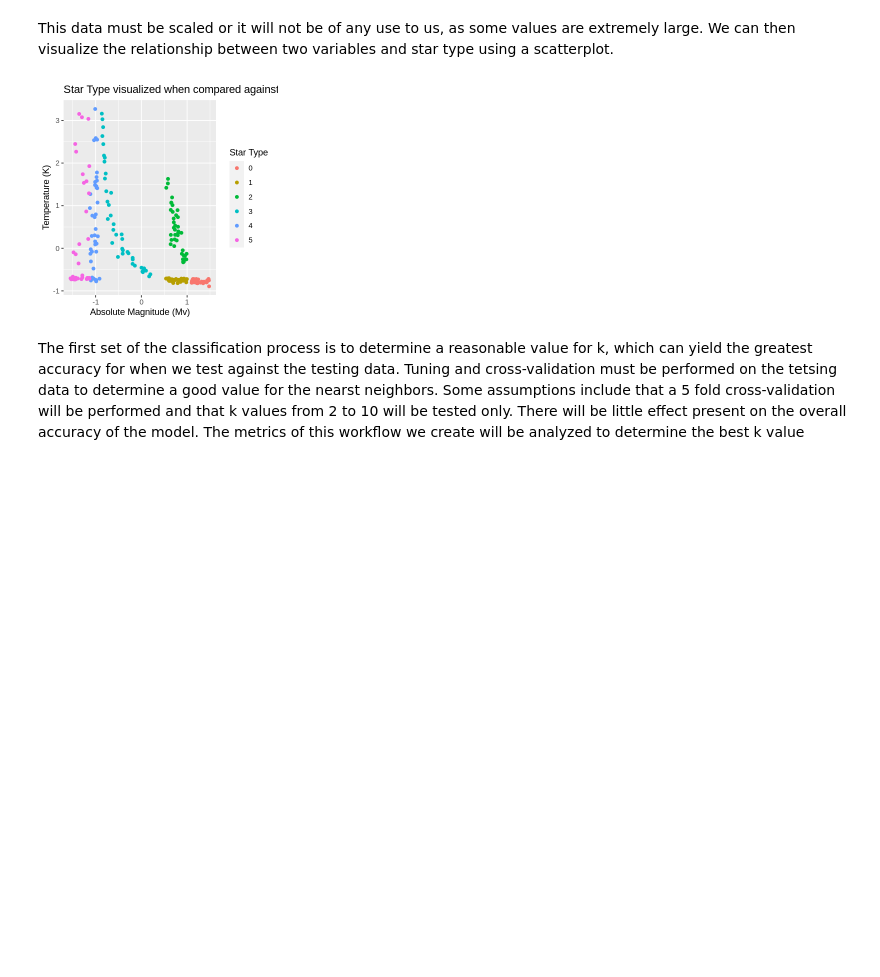
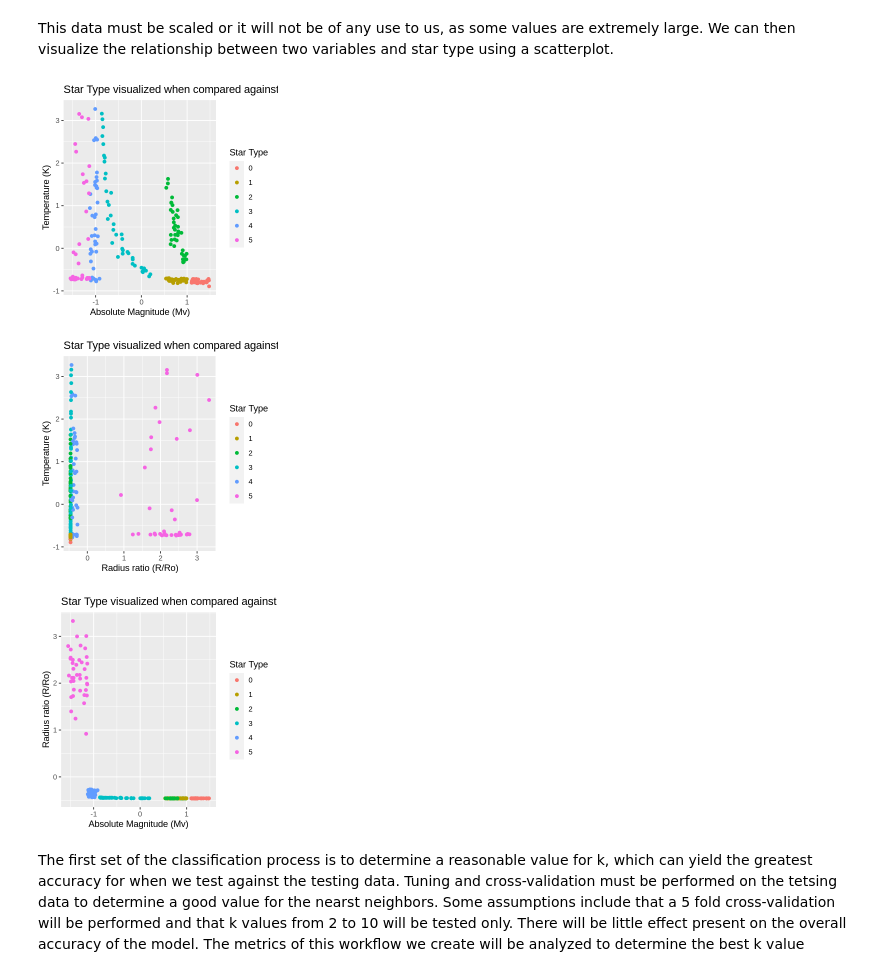
Before and after one commit to zackpeachell/DSCI_100_008_05_project, a Jupyter notebook: GROUP_PROJECT.ipynb, the cells around one changed output. Cells and saved outputs as stored; diff of their text form; code cells hidden in the pictures; blank space fills up the shorter version.

```diff
--- a/GROUP_PROJECT.ipynb
+++ b/GROUP_PROJECT.ipynb
@@ -135,24 +136,44 @@ This data must be scaled or it will not be of any use to us, as some values are
 # %%
 set.seed(9999)
 
 star_recipe <- recipe(Star_type ~ Temperature_K + Radius_ratio + Absolute_magnitude_Mv, data = train_star)|>
                     step_scale(all_predictors())|>
                     step_center(all_predictors())|>
                     prep()
 star_scale <- bake(star_recipe, name_star)
 
-options(repr.width.plot = 8, repr.height.plot = 8)
-star_recipe_plot <- star_scale|>
+options(repr.width.plot = 5, repr.height.plot = 5)
+star_recipe_plot_1 <- star_scale|>
                     ggplot(aes(x = Absolute_magnitude_Mv, y = Temperature_K))+
                     geom_point(aes(colour = Star_type))+
                     xlab("Absolute Magnitude (Mv)")+
                     ylab("Temperature (K)")+
                     labs(colour = "Star Type")+
                     ggtitle("Star Type visualized when compared against Temperature and Absolute magnitude")+
                     scale_fill_brewer(palette = "Set2")
-star_recipe_plot
+star_recipe_plot_2 <- star_scale|>
+                    ggplot(aes(x = Radius_ratio, y = Temperature_K))+
+                    geom_point(aes(colour = Star_type))+
+                    xlab("Radius ratio (R/Ro)")+
+                    ylab("Temperature (K)")+
+                    labs(colour = "Star Type")+
+                    ggtitle("Star Type visualized when compared against Temperature and the Radius ratio")+
+                    scale_fill_brewer(palette = "Set2")
+star_recipe_plot_3 <- star_scale|>
+                    ggplot(aes(x = Absolute_magnitude_Mv, y = Radius_ratio))+
+                    geom_point(aes(colour = Star_type))+
+                    xlab("Absolute Magnitude (Mv)")+
+                    ylab("Radius ratio (R/Ro)")+
+                    labs(colour = "Star Type")+
+                    ggtitle("Star Type visualized when compared against Radius ratio and Absolute magnitude")+
+                    scale_fill_brewer(palette = "Set2")
+star_recipe_plot_1
+star_recipe_plot_2
+star_recipe_plot_3
 # %% [output]
 [figure]
+[figure, added]
+[figure, added]
 # %% [markdown]
 The first set of the classification process is to determine a reasonable value for k, which can yield the greatest accuracy for when we test against the testing data. Tuning and cross-validation must be performed on the tetsing data to determine a good value for the nearst neighbors. Some assumptions include that a 5 fold cross-validation will be performed and that k values from 2 to 10 will be tested only. There will be little effect present on the overall accuracy of the model. The metrics of this workflow we create will be analyzed to determine the best k value
 # %%
```
Also changed, not shown: parts of 5 cells of this notebook.
